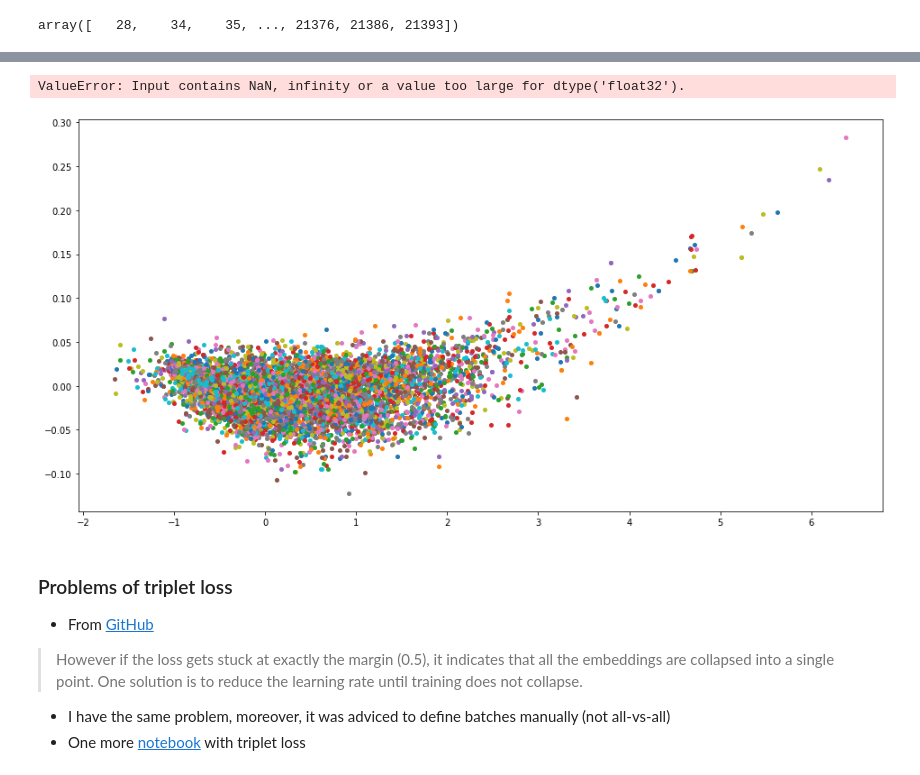
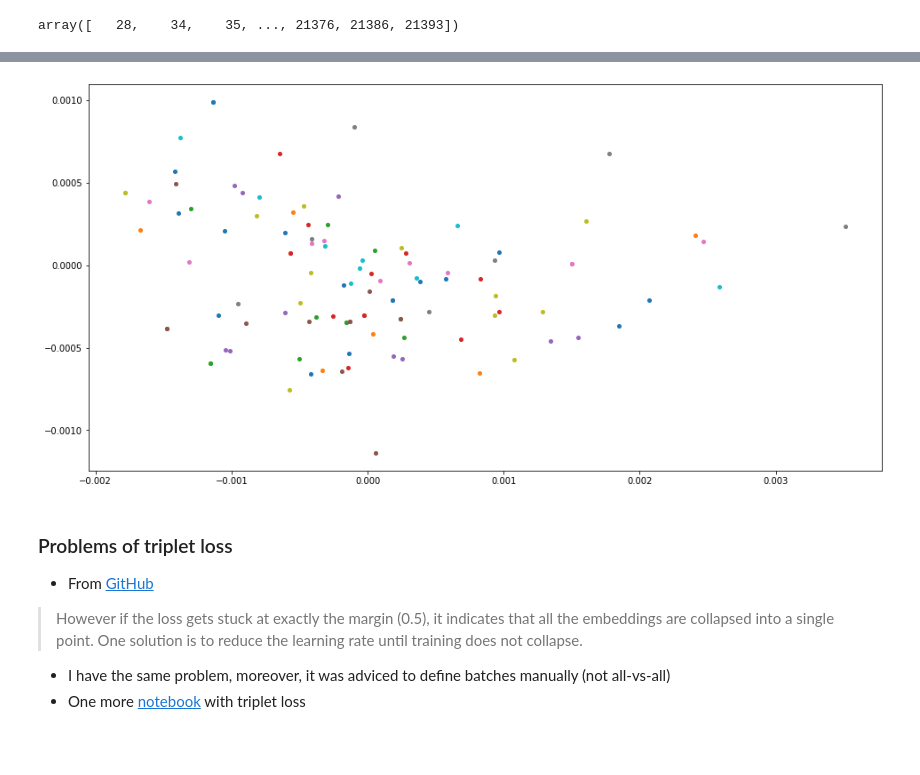
Before and after one commit to MefAldemisov/SourceCodeAuthorshipAttribution, a Jupyter notebook: Embeddings.ipynb, the cells around one changed output, grey strips where cells are left out. Saved outputs shown, nothing was run; the diff lists cells and outputs as text; code cells hidden in the pictures; blank space fills up the shorter version.

```diff
--- a/Embeddings.ipynb
+++ b/Embeddings.ipynb
@@ -1321,13 +1321,44 @@ array([   28,    34,    35, ..., 21376, 21386, 21393])
 # X = X[np.where(y<100)[0]]
 # y = y[np.where(y<100)[0]]
 X_train, X_test, y_train, y_test = train_test_split(X, y)
+# %%
+def create_model(activation="linear", L2_lambda=0.02,
+                 pool_1_size=4, pool_2_size=4,
+                 conv_1_size=16, conv_2_size=4, dense_1=64):
+
+    model_core = keras.Sequential()
+    model_core.add(layers.Conv1D(64, conv_1_size,
+                                 activation=activation,
+                                 kernel_regularizer=regularizers.L2(L2_lambda)))
+
+    model_core.add(layers.LayerNormalization(axis=1))
+    model_core.add(layers.MaxPooling1D(pool_size=pool_1_size))
+
+    model_core.add(layers.Conv1D(32, conv_2_size,
+                                 activation=activation,
+                                 kernel_regularizer=regularizers.L2(L2_lambda)))
+
+    model_core.add(layers.LayerNormalization(axis=1))
+    model_core.add(layers.MaxPooling1D(pool_size=pool_2_size))
+
+    model_core.add(layers.Flatten())
+    model_core.add(layers.Dropout(0.5))
+    model_core.add(layers.Dense(dense_1, activation=activation,
+                                kernel_regularizer=regularizers.L2(L2_lambda)))
+    model_core.add(layers.LayerNormalization(axis=1))
+
+    model_core.add(layers.Dropout(0.5))
+    model_core.add(layers.Dense(output_size, activation=activation,
+                                kernel_regularizer=regularizers.L2(L2_lambda)))
+#     model_core.add(layers.LayerNormalization(axis=1))
+    return model_core
 # %%
 
 tfa_model = create_model(activation="relu", L2_lambda=0.001, pool_1_size=4,
                          pool_2_size=4, conv_1_size=8, conv_2_size=8, dense_1=64)
 tfa_model.compile(
     optimizer=tf.keras.optimizers.Adam(0.1),
-    loss=tfa.losses.TripletHardLoss(margin=0.2)
+    loss=tfa.losses.TripletSemiHardLoss(margin=0.2)
 )
 # %%
 from sklearn.metrics import confusion_matrix, recall_score, accuracy_score
@@ -1444,15 +1475,13 @@ pca_x = pca.transform(vectorized_X)
 
 y1d = y_test
 # y1d = np.argmax(new_y, axis=1)
-# %% [output]
-ValueError: Input contains NaN, infinity or a value too large for dtype('float32').
 # %%
 plt.figure(figsize=(16, 8))
-for i in range(500):
+for i in range(10):
     plt.plot(pca_x[np.where(y1d==i), 0][0], pca_x[np.where(y1d==i), 1][0], 'o', ms=4)# label=str(i))
 # plt.legend(ncol=4)
 # %% [output]
-[figure, old version]
+[figure, new version]
 # %% [markdown]
 ### Problems of triplet loss
 - From [GitHub](https://github.com/omoindrot/tensorflow-triplet-loss/issues/6#issuecomment-385342106)
```
Also changed, not shown: parts of 3 cells of this notebook.
